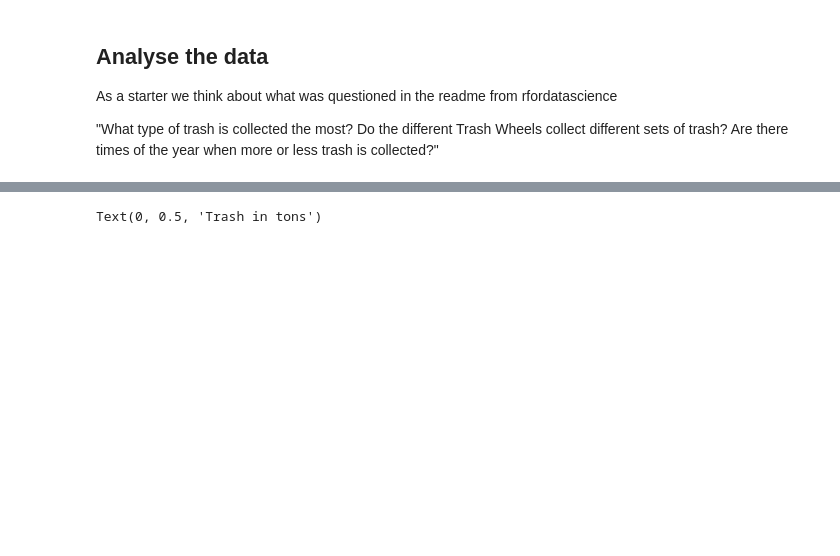
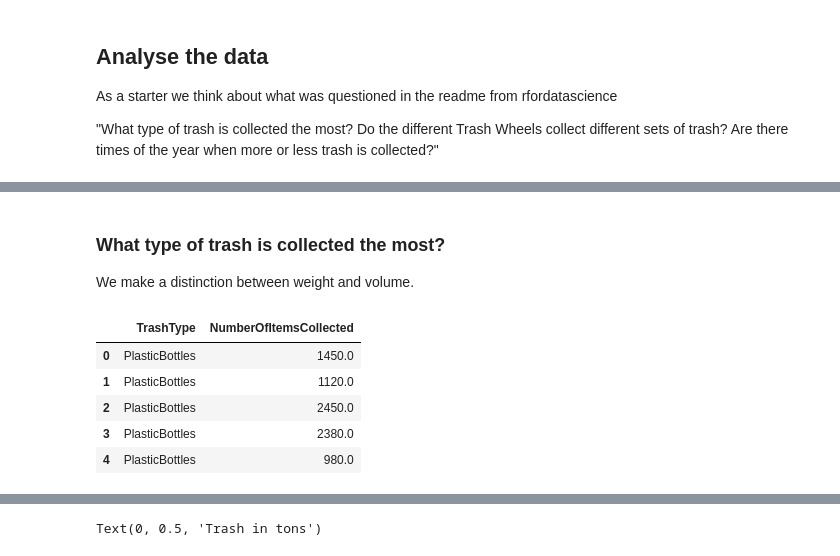
Before and after one commit to wolfJaeger/tidyTuesdayPython, a Jupyter notebook: 2024-03-05/tidyTuesday_2024-03-05.ipynb, the cells around one changed output, grey strips where cells are left out. Saved outputs shown, nothing was run; the diff lists cells and outputs as text; code cells hidden in the pictures; blank space fills up the shorter version.

```diff
--- a/2024-03-05/tidyTuesday_2024-03-05.ipynb
+++ b/2024-03-05/tidyTuesday_2024-03-05.ipynb
@@ -280,0 +316,18 @@ As a starter we think about what was questioned in the readme from rfordatascien
+# %% [markdown]
+### What type of trash is collected the most?
+We make a distinction between weight and volume.
+# %%
+trash_columns = ['PlasticBottles', 'Polystyrene', 'CigaretteButts', 'GlassBottles',
+       'PlasticBags', 'Wrappers', 'SportsBalls']
+
+alltrashwheels_trash_type_amount = pd.melt(alltrashwheels, \
+        value_vars=trash_columns, var_name='TrashType', value_name='NumberOfItemsCollected')
+
+display(alltrashwheels_trash_type_amount.head())
+# %% [output]
+|  | TrashType | NumberOfItemsCollected |
+| 0 | PlasticBottles | 1450.0 |
+| 1 | PlasticBottles | 1120.0 |
+| 2 | PlasticBottles | 2450.0 |
+| 3 | PlasticBottles | 2380.0 |
+| 4 | PlasticBottles | 980.0 |
```
Also changed, not shown: parts of 12 cells of this notebook.
